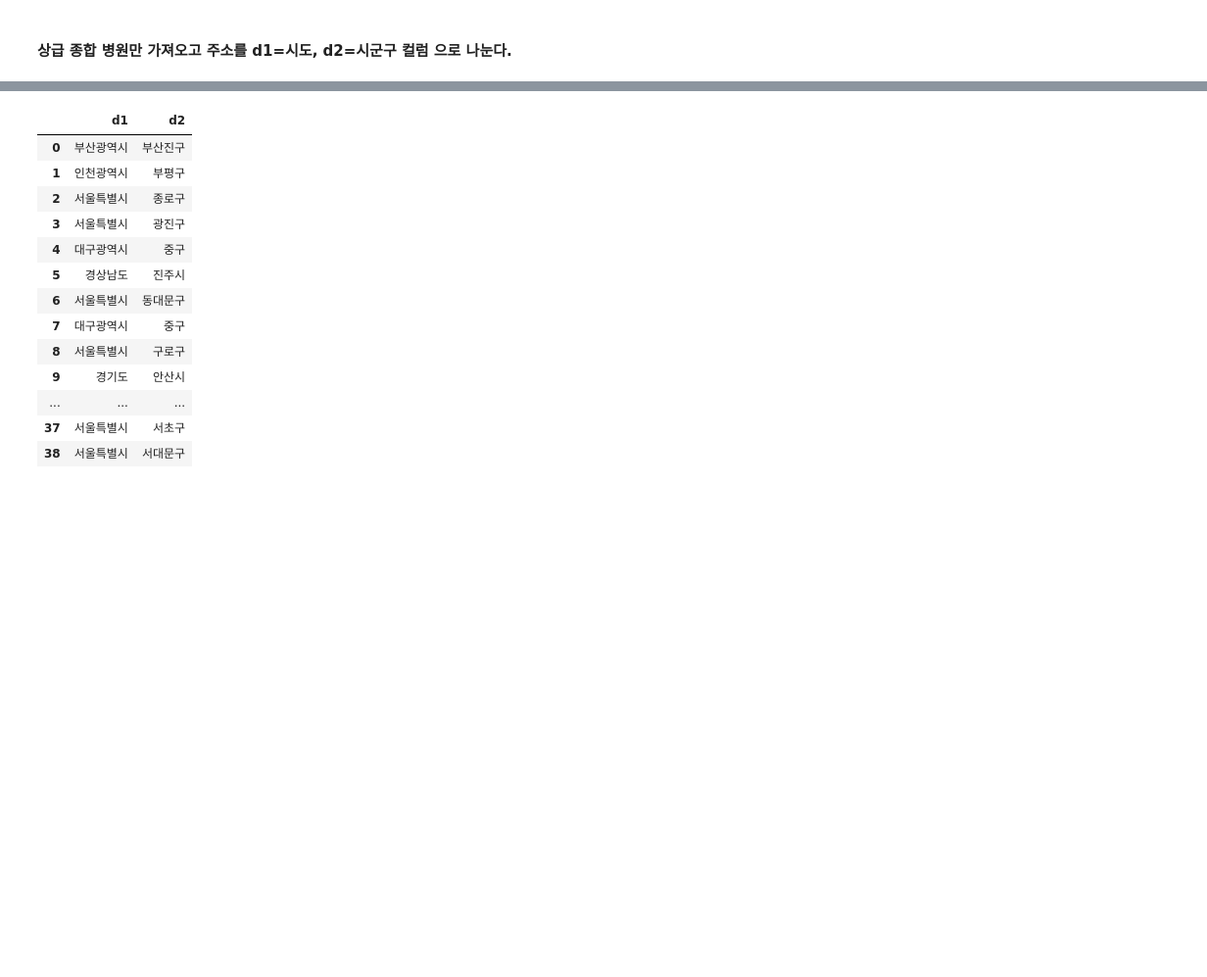
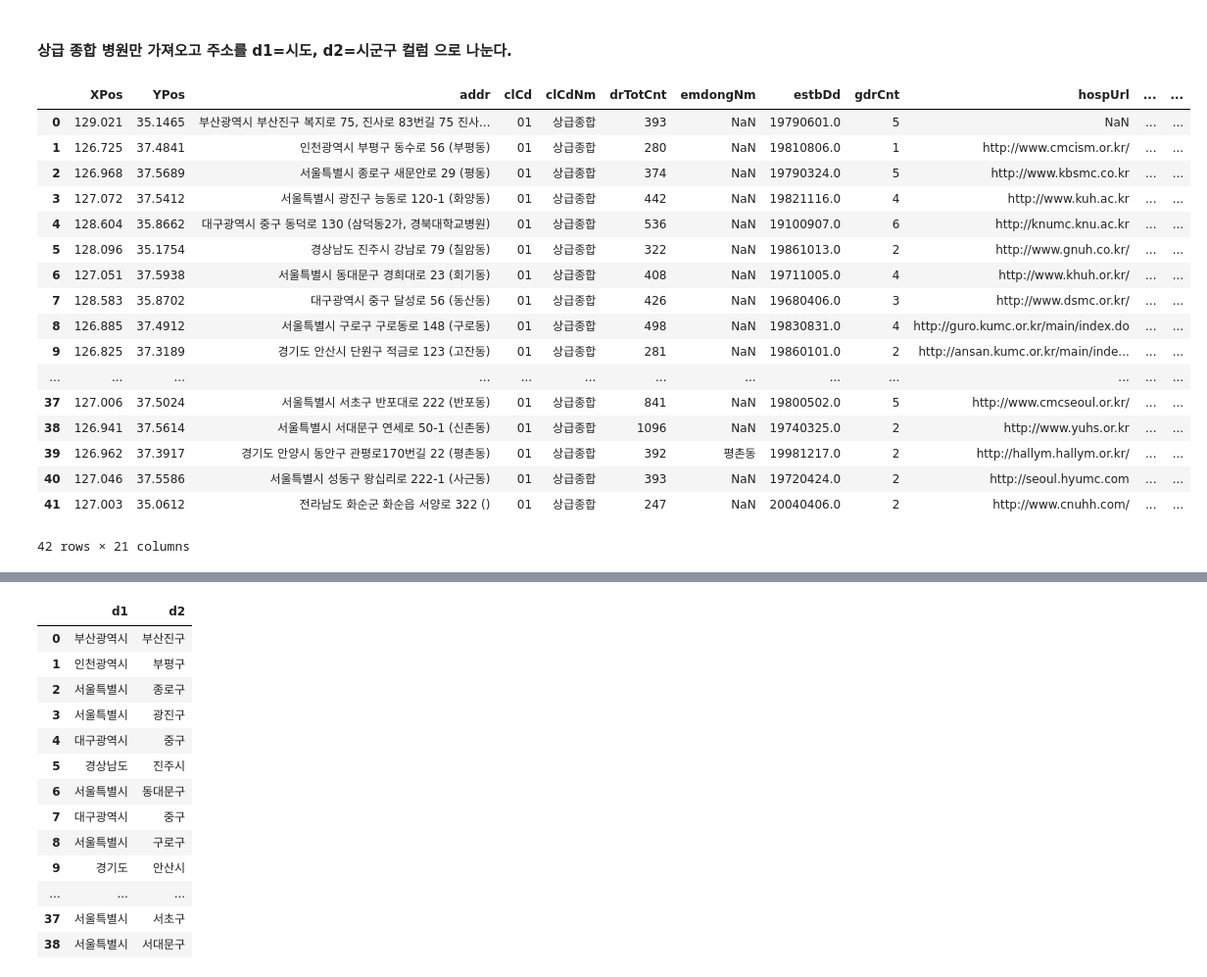
Before and after one commit to bongbongd/hospital_index, a Jupyter notebook: hospital_index1.ipynb, the cells around one changed output, grey strips where cells are left out. Shown: that part at 98% size. Cells and saved outputs as stored; diff of their text form; code cells hidden in the pictures; blank space fills up the shorter version.

```diff
--- a/hospital_index1.ipynb
+++ b/hospital_index1.ipynb
@@ -101,3 +101,26 @@ df1[df1.clCdNm=='종합병원'].yadmNm
 Name: yadmNm, Length: 302, dtype: object
 # %% [markdown]
 #### 상급 종합 병원만 가져오고 주소를 d1=시도, d2=시군구 컬럼 으로 나눈다.
+# %%
+upper_geneal_df = df1[df1.clCdNm=='상급종합']
+# %%
+upper_geneal_df
+# %% [output]
+|  | XPos | YPos | addr | clCd | clCdNm | drTotCnt | emdongNm | estbDd | gdrCnt | hospUrl | ... | ... |
+| 0 | 129.021 | 35.1465 | 부산광역시 부산진구 복지로 75, 진사로 83번길 75 진사... | 01 | 상급종합 | 393 | NaN | 19790601.0 | 5 | NaN | ... | ... |
+| 1 | 126.725 | 37.4841 | 인천광역시 부평구 동수로 56 (부평동) | 01 | 상급종합 | 280 | NaN | 19810806.0 | 1 | http://www.cmcism.or.kr/ | ... | ... |
+| 2 | 126.968 | 37.5689 | 서울특별시 종로구 새문안로 29 (평동) | 01 | 상급종합 | 374 | NaN | 19790324.0 | 5 | http://www.kbsmc.co.kr | ... | ... |
+| 3 | 127.072 | 37.5412 | 서울특별시 광진구 능동로 120-1 (화양동) | 01 | 상급종합 | 442 | NaN | 19821116.0 | 4 | http://www.kuh.ac.kr | ... | ... |
+| 4 | 128.604 | 35.8662 | 대구광역시 중구 동덕로 130 (삼덕동2가, 경북대학교병원) | 01 | 상급종합 | 536 | NaN | 19100907.0 | 6 | http://knumc.knu.ac.kr | ... | ... |
+| 5 | 128.096 | 35.1754 | 경상남도 진주시 강남로 79 (칠암동) | 01 | 상급종합 | 322 | NaN | 19861013.0 | 2 | http://www.gnuh.co.kr/ | ... | ... |
+| 6 | 127.051 | 37.5938 | 서울특별시 동대문구 경희대로 23 (회기동) | 01 | 상급종합 | 408 | NaN | 19711005.0 | 4 | http://www.khuh.or.kr/ | ... | ... |
+| 7 | 128.583 | 35.8702 | 대구광역시 중구 달성로 56 (동산동) | 01 | 상급종합 | 426 | NaN | 19680406.0 | 3 | http://www.dsmc.or.kr/ | ... | ... |
+| 8 | 126.885 | 37.4912 | 서울특별시 구로구 구로동로 148 (구로동) | 01 | 상급종합 | 498 | NaN | 19830831.0 | 4 | http://guro.kumc.or.kr/main/index.do | ... | ... |
+| 9 | 126.825 | 37.3189 | 경기도 안산시 단원구 적금로 123 (고잔동) | 01 | 상급종합 | 281 | NaN | 19860101.0 | 2 | http://ansan.kumc.or.kr/main/inde... | ... | ... |
+| ... | ... | ... | ... | ... | ... | ... | ... | ... | ... | ... | ... | ... |
+| 37 | 127.006 | 37.5024 | 서울특별시 서초구 반포대로 222 (반포동) | 01 | 상급종합 | 841 | NaN | 19800502.0 | 5 | http://www.cmcseoul.or.kr/ | ... | ... |
+| 38 | 126.941 | 37.5614 | 서울특별시 서대문구 연세로 50-1 (신촌동) | 01 | 상급종합 | 1096 | NaN | 19740325.0 | 2 | http://www.yuhs.or.kr | ... | ... |
+| 39 | 126.962 | 37.3917 | 경기도 안양시 동안구 관평로170번길 22 (평촌동) | 01 | 상급종합 | 392 | 평촌동 | 19981217.0 | 2 | http://hallym.hallym.or.kr/ | ... | ... |
+| 40 | 127.046 | 37.5586 | 서울특별시 성동구 왕십리로 222-1 (사근동) | 01 | 상급종합 | 393 | NaN | 19720424.0 | 2 | http://seoul.hyumc.com | ... | ... |
+| 41 | 127.003 | 35.0612 | 전라남도 화순군 화순읍 서양로 322 () | 01 | 상급종합 | 247 | NaN | 20040406.0 | 2 | http://www.cnuhh.com/ | ... | ... |
+42 rows × 21 columns
```
Also changed, not shown: parts of 8 cells of this notebook, 2 other files.
